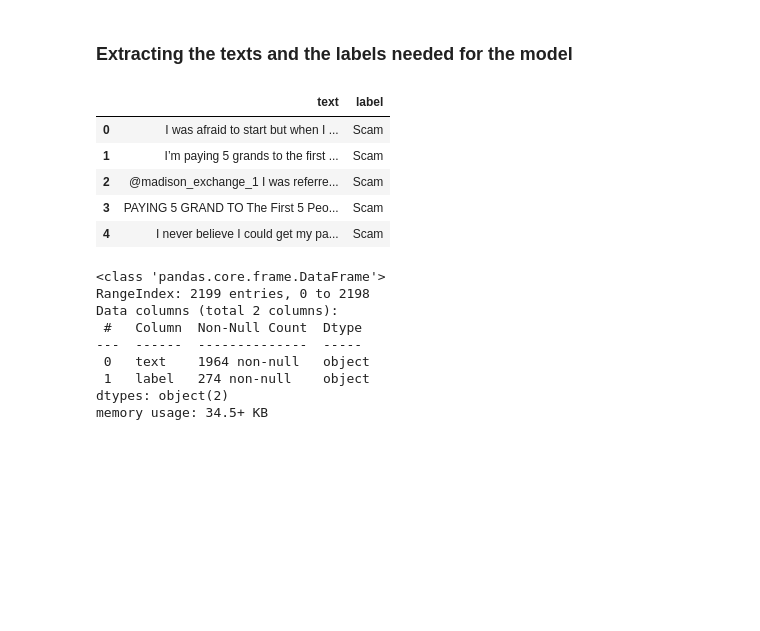
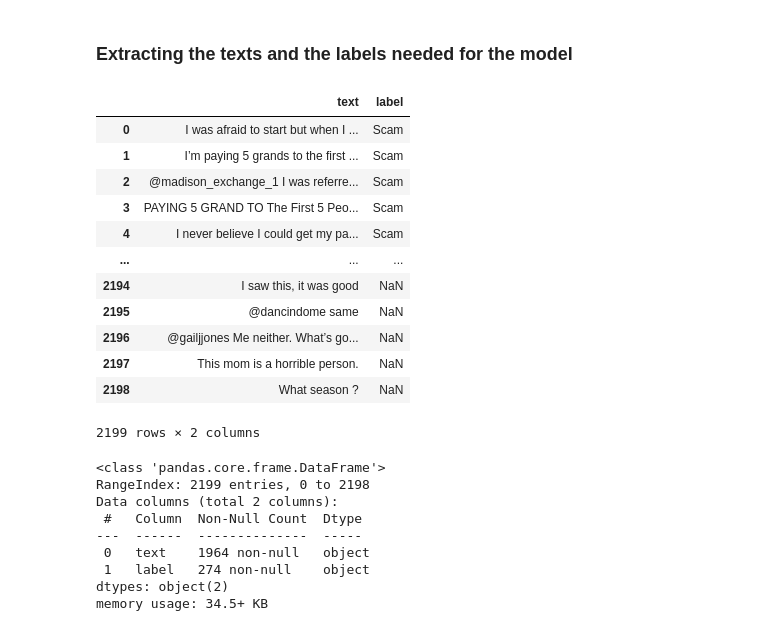
Before and after one commit to Taoheed-O/Spam_Detector_using_RNN_LSTM, a Jupyter notebook: main.ipynb, the cells around one changed output. Saved outputs shown, nothing was run; the diff lists cells and outputs as text; code cells hidden in the pictures; blank space fills up the shorter version.

```diff
--- a/main.ipynb
+++ b/main.ipynb
@@ -51,14 +51,21 @@ df.head()
 ### Extracting the texts and the labels needed for the model
 # %%
 df_req = df[['text', 'label']]
-df_req.head()
+df_req
 # %% [output]
 |  | text | label |
 | 0 | I was afraid to start but when I ... | Scam |
 | 1 | I’m paying 5 grands to the first ... | Scam |
 | 2 | @madison_exchange_1 I was referre... | Scam |
 | 3 | PAYING 5 GRAND TO The First 5 Peo... | Scam |
 | 4 | I never believe I could get my pa... | Scam |
+| ... | ... | ... |
+| 2194 | I saw this, it was good | NaN |
+| 2195 | @dancindome same | NaN |
+| 2196 | @gailjjones Me neither. What’s go... | NaN |
+| 2197 | This mom is a horrible person. | NaN |
+| 2198 | What season ? | NaN |
+2199 rows × 2 columns
 # %%
 df_req.info()
 # %% [output]
```
Also changed, not shown: parts of 7 cells of this notebook.
